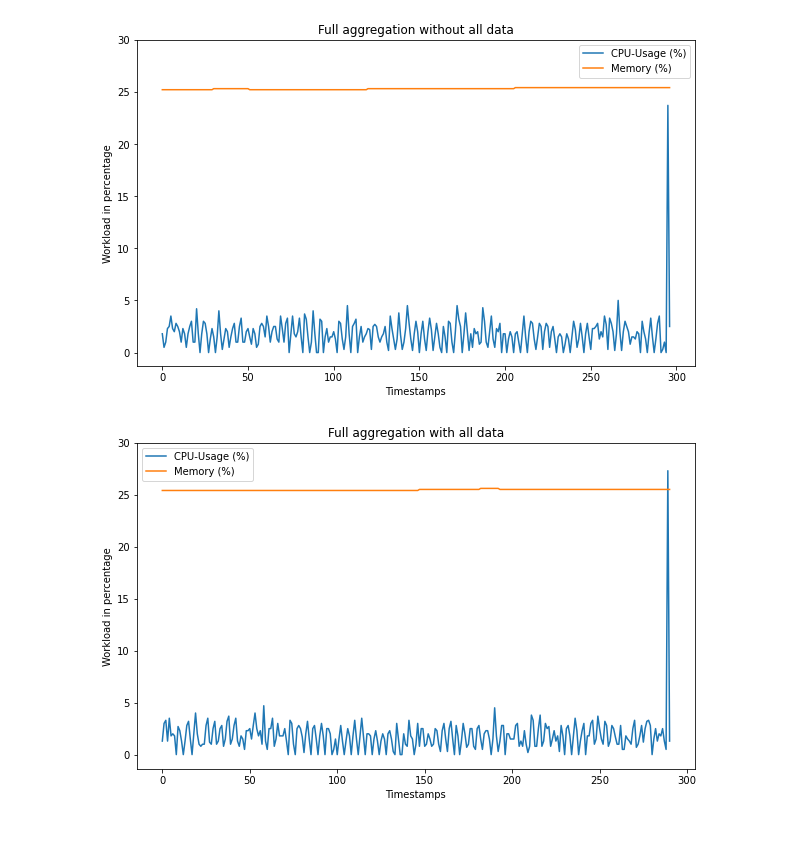
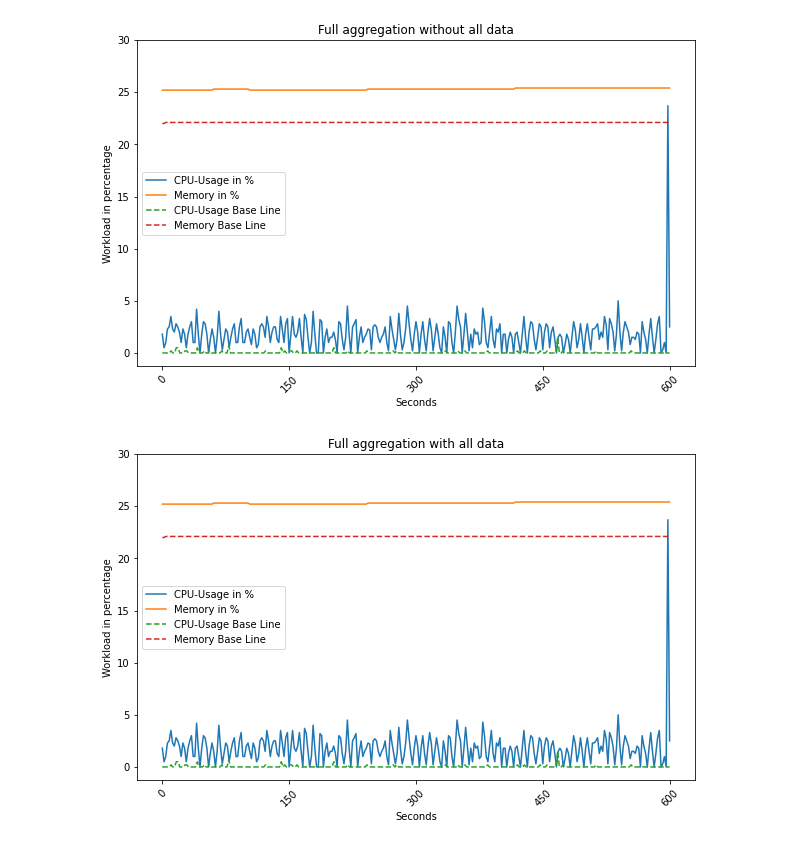
Before and after one commit to ioCarb/ship2earn, a Jupyter notebook: rpi/diagrams.ipynb, the cells around one changed output. Drawn from its saved outputs; the diff is of its cells as text; code cells hidden in the pictures.

Commit message:
fix: added base line

```diff
--- a/rpi/diagrams.ipynb
+++ b/rpi/diagrams.ipynb
@@ -24,15 +39,26 @@ plt.show()
 # %%
 import matplotlib.pyplot as plt
 import pandas as pd
+import numpy as np
 
-df = pd.read_csv('test2_monitoring.txt', sep=', ')
+df1 = pd.read_csv('test2_monitoring.txt', sep=', ', engine='python')
+df1['CPU-Usage'] = df1['CPU-Usage'].str.rstrip('%').astype('float')
+df1['Memory'] = df1['Memory'].str.rstrip('%').astype('float')
 
-df['CPU-Usage'] = df['CPU-Usage'].str.rstrip('%').astype('float')
-df['Memory'] = df['Memory'].str.rstrip('%').astype('float')
+df2 = pd.read_csv('test_base_line_monitoring.txt', sep=', ', engine='python')
+df2['CPU-Usage Base Line'] = df2['CPU-Usage'].str.rstrip('%').astype('float')
+df2['Memory Base Line'] = df2['Memory'].str.rstrip('%').astype('float')
+
+df2 = df2[:-9]
 
 plt.figure(figsize=(10,6))
 
-plt.plot(df['CPU-Usage'], label='CPU-Usage (%)')
+x_values = np.linspace(0, 600, len(df1))
+x_values2 = np.linspace(0, 600, len(df2))
 
-plt.plot(df['Memory'], label='Memory (%)')
+plt.plot(x_values, df1['CPU-Usage'], label='CPU-Usage in %')
+plt.plot(x_values, df1['Memory'], label='Memory in %')
+
+plt.plot(x_values2, df2['CPU-Usage Base Line'], label='CPU-Usage Base Line', linestyle='--')
+plt.plot(x_values2, df2['Memory Base Line'], label='Memory Base Line', linestyle='--')
 
@@ -40,22 +66,37 @@
-plt.xlabel('Timestamps')
+plt.xlabel('Seconds')
 plt.ylabel('Workload in percentage')
+
+plt.xticks(np.linspace(0, 600, len(df)//(600//10)), rotation=45)
+
 plt.yticks([0, 5, 10, 15, 20, 25, 30])
+
 plt.legend()
 plt.show()
 # %% [output]
-[figure, old version]
+[figure, new version]
 # %%
 import matplotlib.pyplot as plt
 import pandas as pd
+import numpy as np
 
-df = pd.read_csv('test3_monitoring.txt', sep=', ')
+df1 = pd.read_csv('test2_monitoring.txt', sep=', ', engine='python')
+df1['CPU-Usage'] = df1['CPU-Usage'].str.rstrip('%').astype('float')
+df1['Memory'] = df1['Memory'].str.rstrip('%').astype('float')
 
-df['CPU-Usage'] = df['CPU-Usage'].str.rstrip('%').astype('float')
-df['Memory'] = df['Memory'].str.rstrip('%').astype('float')
+df2 = pd.read_csv('test_base_line_monitoring.txt', sep=', ', engine='python')
+df2['CPU-Usage Base Line'] = df2['CPU-Usage'].str.rstrip('%').astype('float')
+df2['Memory Base Line'] = df2['Memory'].str.rstrip('%').astype('float')
+
+df2 = df2[:-9]
 
 plt.figure(figsize=(10,6))
 
-plt.plot(df['CPU-Usage'], label='CPU-Usage (%)')
+x_values = np.linspace(0, 600, len(df1))
+x_values2 = np.linspace(0, 600, len(df2))
 
-plt.plot(df['Memory'], label='Memory (%)')
+plt.plot(x_values, df1['CPU-Usage'], label='CPU-Usage in %')
+plt.plot(x_values, df1['Memory'], label='Memory in %')
+
+plt.plot(x_values2, df2['CPU-Usage Base Line'], label='CPU-Usage Base Line', linestyle='--')
+plt.plot(x_values2, df2['Memory Base Line'], label='Memory Base Line', linestyle='--')
 
@@ -63,7 +104,11 @@
-plt.xlabel('Timestamps')
+plt.xlabel('Seconds')
 plt.ylabel('Workload in percentage')
+
+plt.xticks(np.linspace(0, 600, len(df)//(600//10)), rotation=45)
+
 plt.yticks([0, 5, 10, 15, 20, 25, 30])
+
 plt.legend()
 plt.show()
 # %% [output]
-[figure, old version]
+[figure, new version]
```
Also changed, not shown: parts of 1 cell of this notebook, 4 other files.
